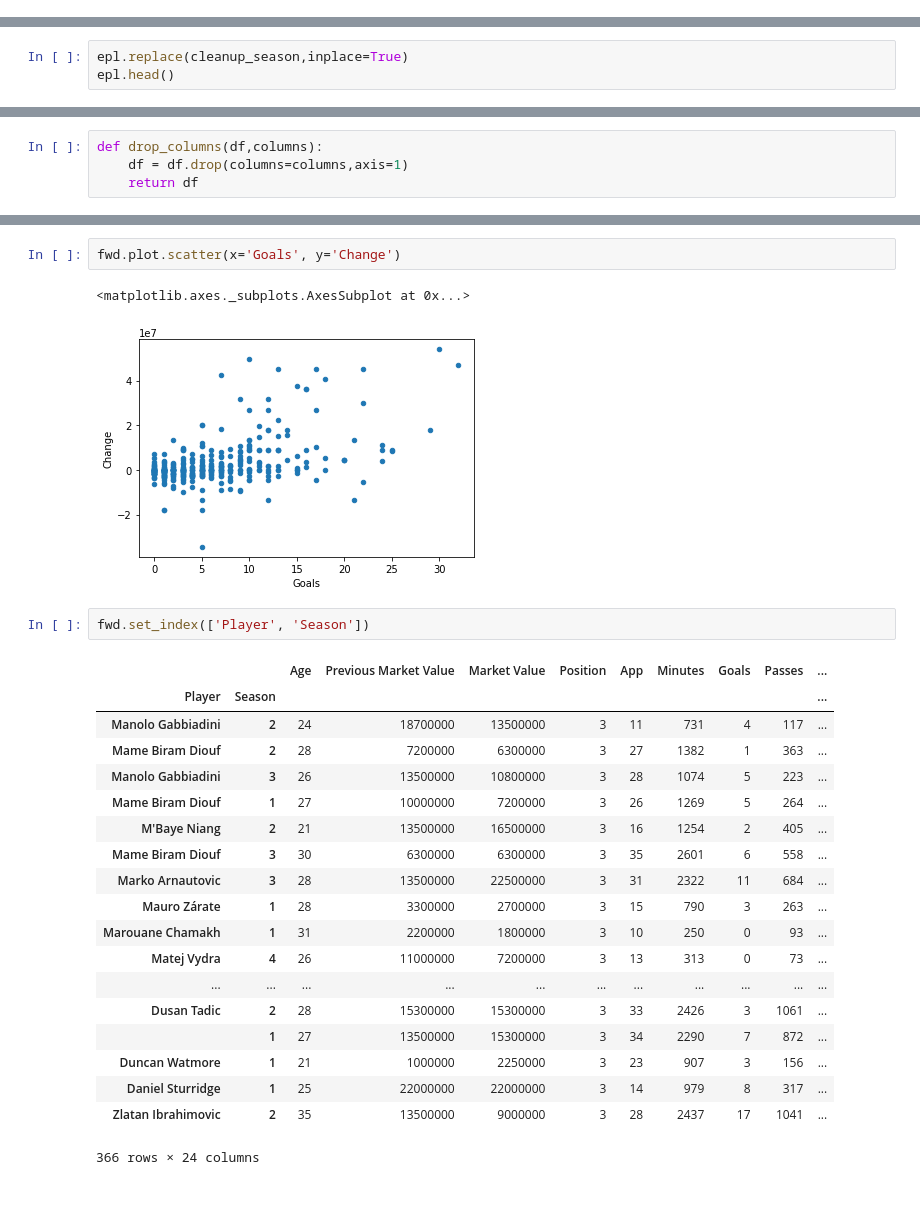
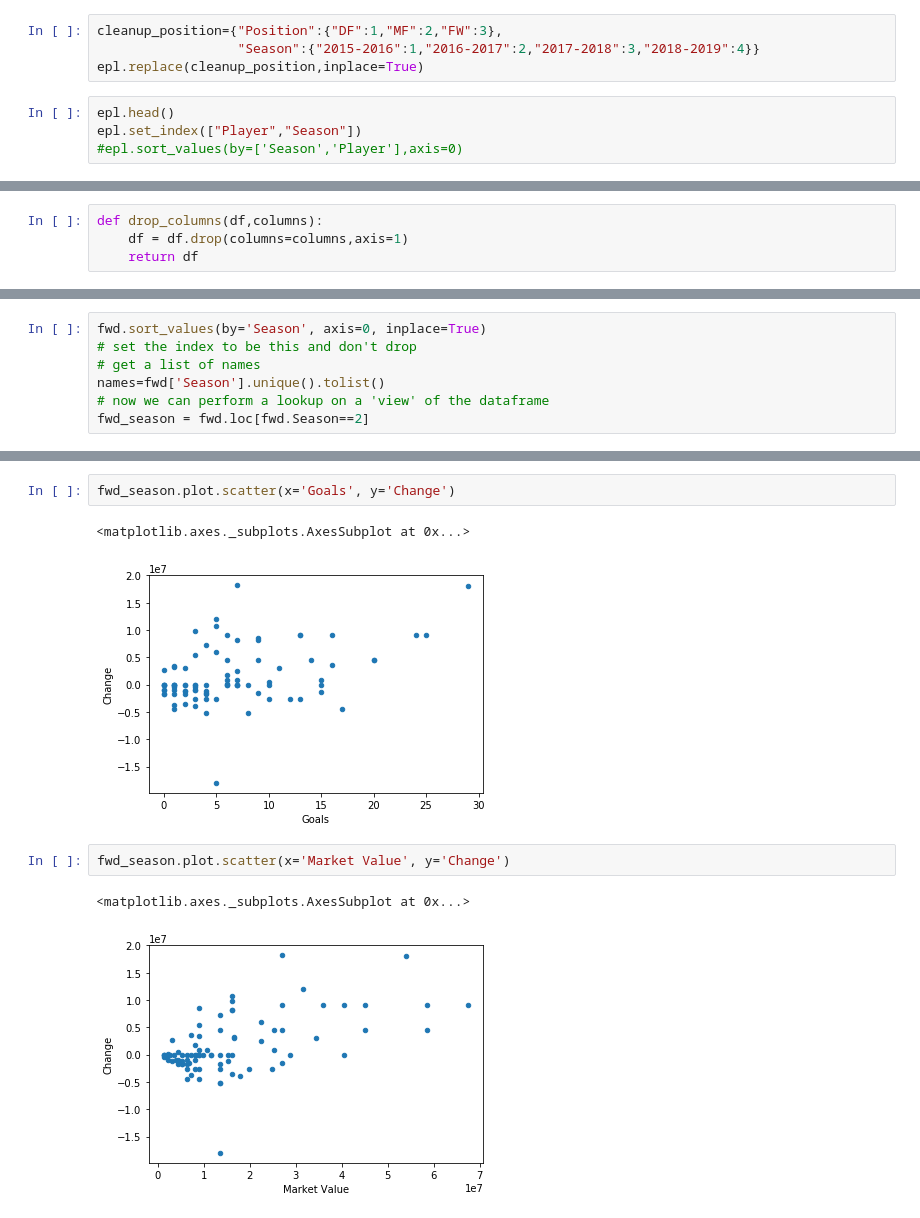
Before and after one commit to Femi-Ogunkola/EPL, a Jupyter notebook: EPL Data Analysis.ipynb, the cells around one changed output, grey strips where cells are left out. Drawn from its saved outputs; the diff is of its cells as text.

```diff
--- a/EPL Data Analysis.ipynb
+++ b/EPL Data Analysis.ipynb
@@ -57,0 +61,8 @@ epl.head()
+# %%
+cleanup_position={"Position":{"DF":1,"MF":2,"FW":3},
+                  "Season":{"2015-2016":1,"2016-2017":2,"2017-2018":3,"2018-2019":4}}
+epl.replace(cleanup_position,inplace=True)
+# %%
+epl.head()
+epl.set_index(["Player","Season"])
+#epl.sort_values(by=['Season','Player'],axis=0)
@@ -73,3 +93,0 @@ cleanup_season={"Season":{"2015-2016":1,"2016-2017":2,"2017-2018":3,"2018-2019":
-# %%
-epl.replace(cleanup_season,inplace=True)
-epl.head()
@@ -127,0 +136,7 @@ fwd = fwd.assign(Change = a)
+# %%
+fwd.sort_values(by='Season', axis=0, inplace=True)
+# set the index to be this and don't drop
+# get a list of names
+names=fwd['Season'].unique().tolist()
+# now we can perform a lookup on a 'view' of the dataframe
+fwd_season = fwd.loc[fwd.Season==2]
@@ -128,27 +163,10 @@ fwd = fwd.assign(Change = a)
 # %%
-fwd.plot.scatter(x='Goals', y='Change')
+fwd_season.plot.scatter(x='Goals', y='Change')
 # %% [output]
 <matplotlib.axes._subplots.AxesSubplot at 0x...>
-[figure, old version]
+[figure, new version]
-# %%
-fwd.set_index(['Player', 'Season'])
-# %% [output]
-|  |  | Age | Previous Market Value | Market Value | Position | App | Minutes | Goals | Passes | ... |
-| Player | Season |  |  |  |  |  |  |  |  | ... |
-| Manolo Gabbiadini | 2 | 24 | 18700000 | 13500000 | 3 | 11 | 731 | 4 | 117 | ... |
-| Mame Biram Diouf | 2 | 28 | 7200000 | 6300000 | 3 | 27 | 1382 | 1 | 363 | ... |
-| Manolo Gabbiadini | 3 | 26 | 13500000 | 10800000 | 3 | 28 | 1074 | 5 | 223 | ... |
-| Mame Biram Diouf | 1 | 27 | 10000000 | 7200000 | 3 | 26 | 1269 | 5 | 264 | ... |
-| M'Baye Niang | 2 | 21 | 13500000 | 16500000 | 3 | 16 | 1254 | 2 | 405 | ... |
-| Mame Biram Diouf | 3 | 30 | 6300000 | 6300000 | 3 | 35 | 2601 | 6 | 558 | ... |
-| Marko Arnautovic | 3 | 28 | 13500000 | 22500000 | 3 | 31 | 2322 | 11 | 684 | ... |
-| Mauro Zárate | 1 | 28 | 3300000 | 2700000 | 3 | 15 | 790 | 3 | 263 | ... |
-| Marouane Chamakh | 1 | 31 | 2200000 | 1800000 | 3 | 10 | 250 | 0 | 93 | ... |
-| Matej Vydra | 4 | 26 | 11000000 | 7200000 | 3 | 13 | 313 | 0 | 73 | ... |
-| ... | ... | ... | ... | ... | ... | ... | ... | ... | ... | ... |
-| Dusan Tadic | 2 | 28 | 15300000 | 15300000 | 3 | 33 | 2426 | 3 | 1061 | ... |
-|  | 1 | 27 | 13500000 | 15300000 | 3 | 34 | 2290 | 7 | 872 | ... |
-| Duncan Watmore | 1 | 21 | 1000000 | 2250000 | 3 | 23 | 907 | 3 | 156 | ... |
-| Daniel Sturridge | 1 | 25 | 22000000 | 22000000 | 3 | 14 | 979 | 8 | 317 | ... |
-| Zlatan Ibrahimovic | 2 | 35 | 13500000 | 9000000 | 3 | 28 | 2437 | 17 | 1041 | ... |
-366 rows × 24 columns
+# %%
+fwd_season.plot.scatter(x='Market Value', y='Change')
+# %% [output]
+<matplotlib.axes._subplots.AxesSubplot at 0x...>
+[figure, added]
```
Also changed, not shown: parts of 23 cells of this notebook.
